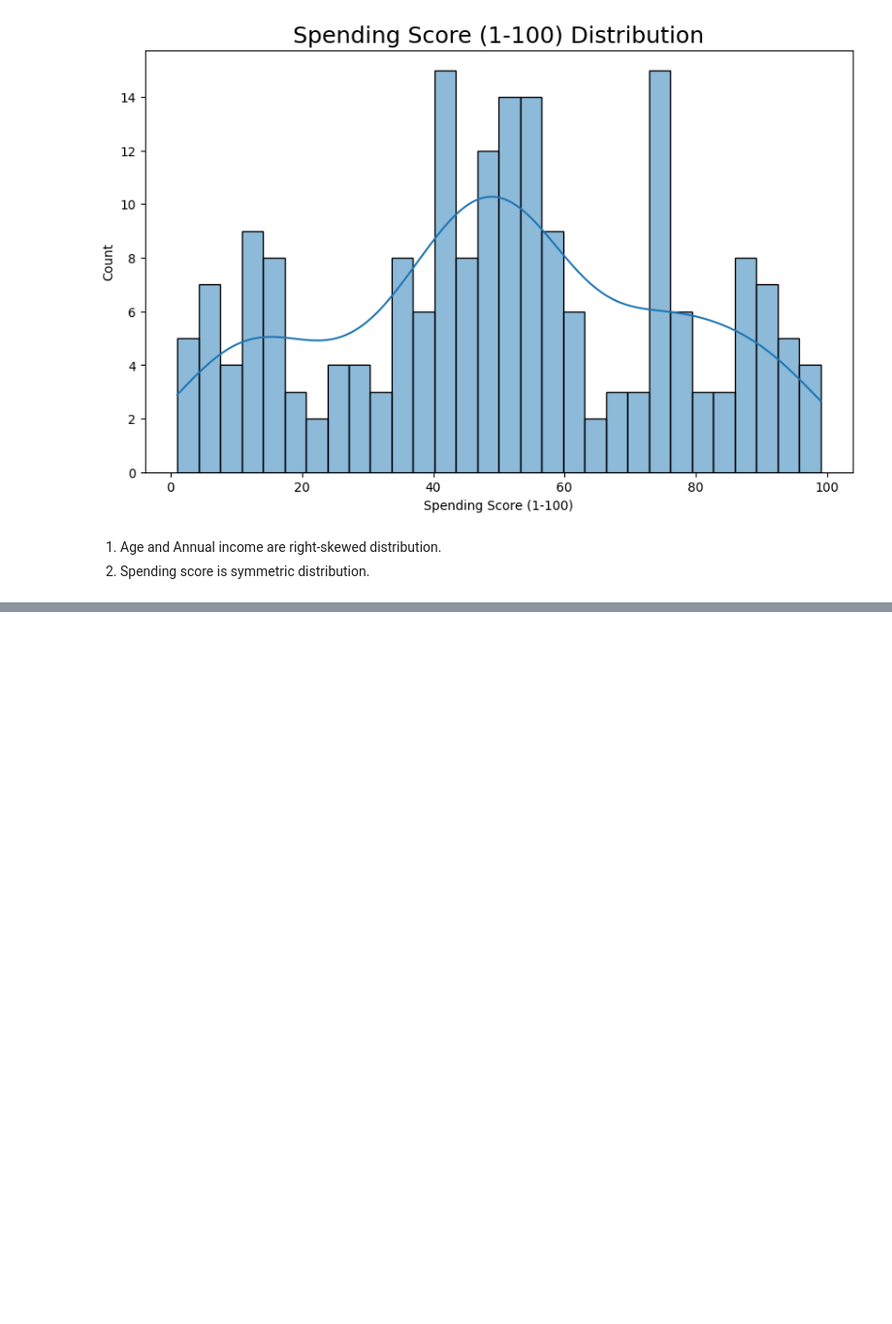
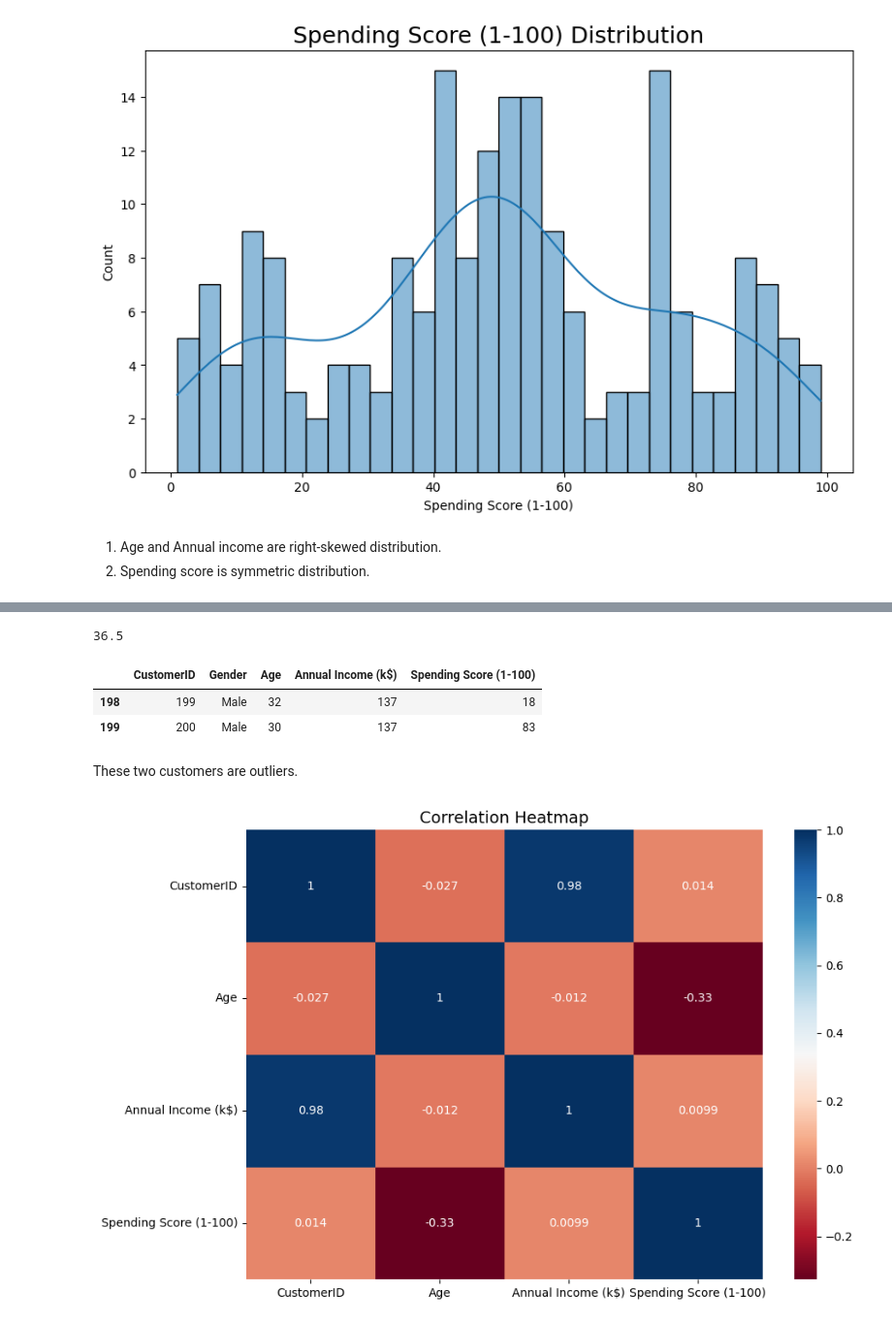
Before and after one commit to zakomayo/Customer-Segmentation, a Jupyter notebook: Customer_segmentation.ipynb, the cells around one changed output, grey strips where cells are left out. Shown at 97% size. Cells and saved outputs as stored; diff of their text form; code cells hidden in the pictures; blank space fills up the shorter version.

```diff
--- a/Customer_segmentation.ipynb
+++ b/Customer_segmentation.ipynb
@@ -137,0 +156,23 @@ plt.show()
+# %%
+Q1 = df['Annual Income (k$)'].quantile(0.25)
+Q3 = df['Annual Income (k$)'].quantile(0.75)
+IQR = Q3 - Q1
+print(IQR)
+# %% [output]
+36.5
+# %%
+df[(df['Annual Income (k$)']< Q1-1.5* IQR) | (df['Annual Income (k$)']> Q3+1.5* IQR)]
+# %% [output]
+|  | CustomerID | Gender | Age | Annual Income (k$) | Spending Score (1-100) |
+| 198 | 199 | Male | 32 | 137 | 18 |
+| 199 | 200 | Male | 30 | 137 | 83 |
+# %% [markdown]
+These two customers are outliers.
+# %%
+plt.figure(figsize=(10,7))
+sns.heatmap(df.corr(),annot=True,cmap='RdBu')
+plt.title('Correlation Heatmap',fontsize=14)
+plt.yticks(rotation =0)
+plt.show()
+# %% [output]
+[figure, added]
```
Also changed, not shown: parts of 15 cells of this notebook.
